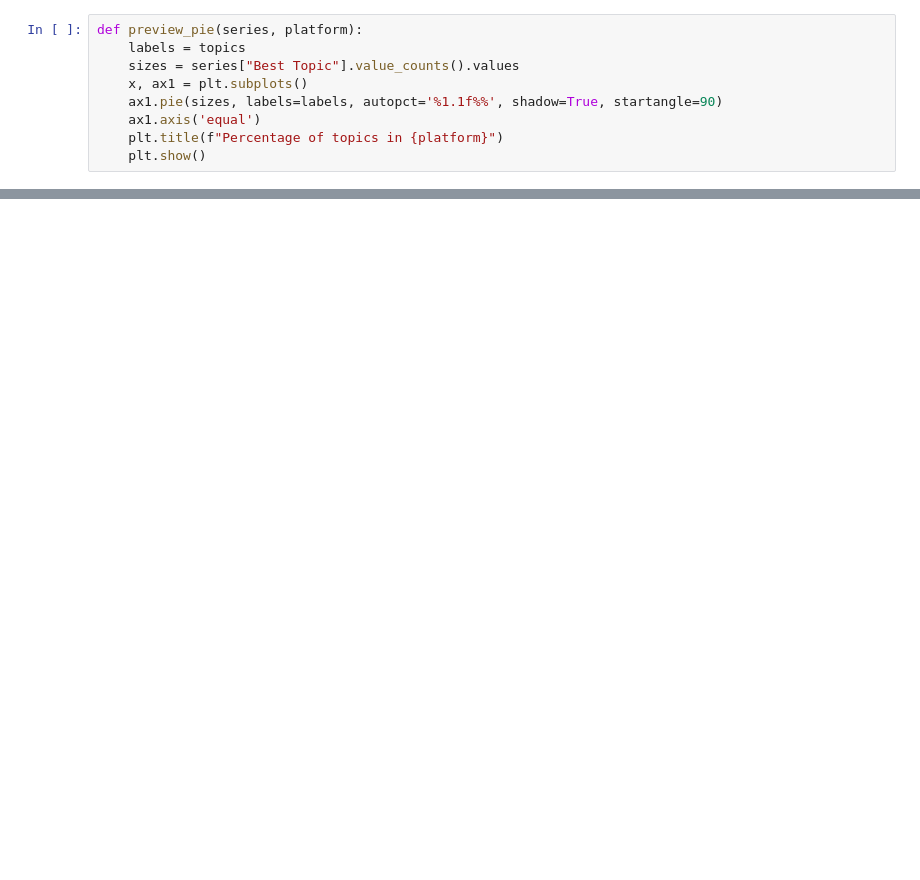
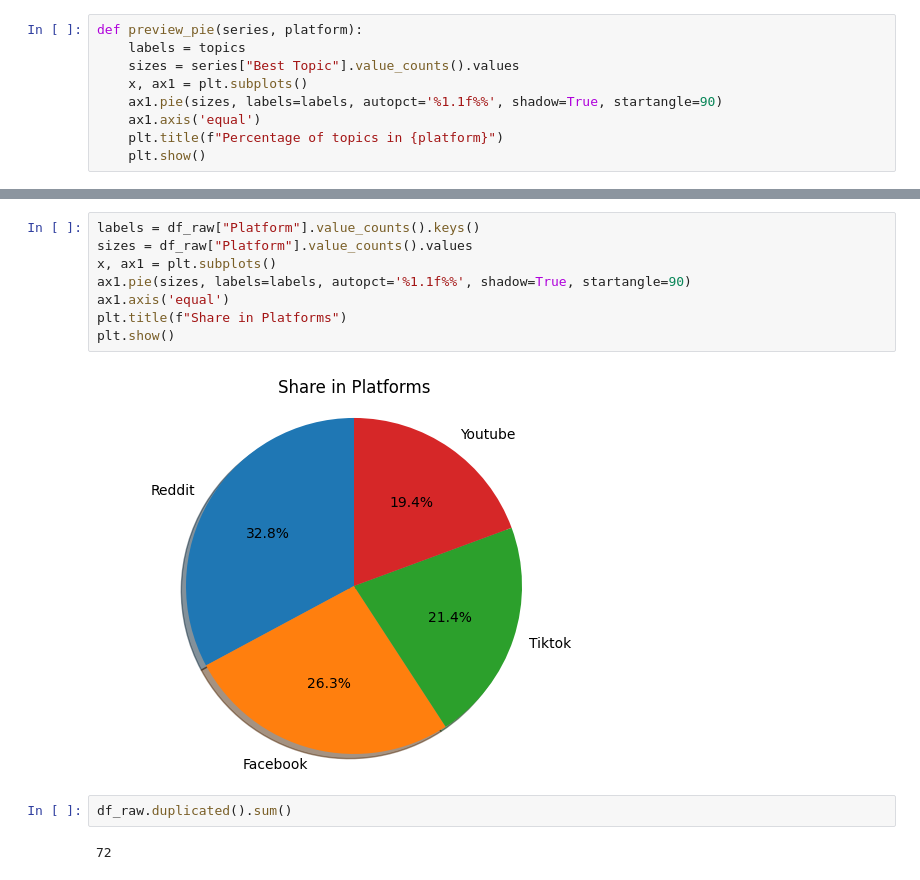
Before and after one commit to ABCD-EDU/LDA-ph-inflation, a Jupyter notebook: eda_labelled_2.ipynb, the cells around one changed output, grey strips where cells are left out. Drawn from its saved outputs; the diff is of its cells as text; blank space fills up the shorter version.

```diff
--- a/eda_labelled_2.ipynb
+++ b/eda_labelled_2.ipynb
@@ -43,3 +95,17 @@ preview_pie(df, "All Platforms")
+# %%
+labels = df_raw["Platform"].value_counts().keys()
+sizes = df_raw["Platform"].value_counts().values
+x, ax1 = plt.subplots()
+ax1.pie(sizes, labels=labels, autopct='%1.1f%%', shadow=True, startangle=90)
+ax1.axis('equal')
+plt.title(f"Share in Platforms")
+plt.show()
+# %% [output]
+[figure, added]
+# %%
+df_raw.duplicated().sum()
+# %% [output]
+72
 # %%
 for platform in platforms:
     preview_wordcloud(df_raw[df_raw["Platform"] == platform], platform)
```
Also changed, not shown: parts of 12 cells of this notebook.
